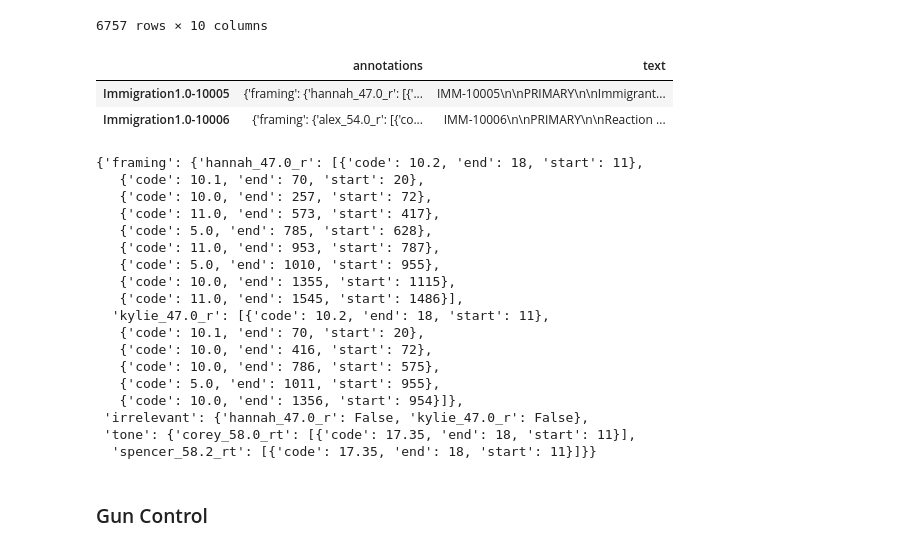
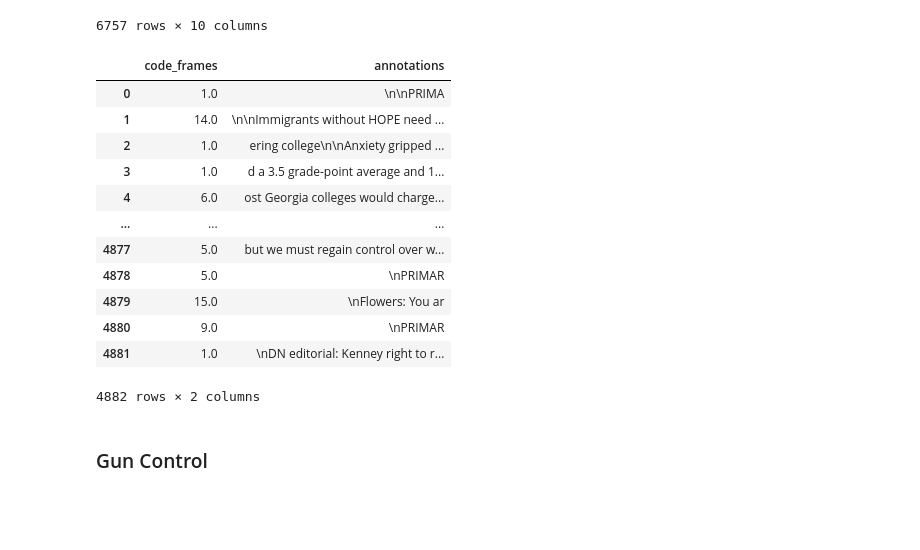
Before and after one commit to jmlDC/MARISOL-Thesis22-23, a Jupyter notebook: MFC.ipynb, the cells around one changed output. Cells and saved outputs as stored; diff of their text form; code cells hidden in the pictures; blank space fills up the shorter version.

```diff
--- a/MFC.ipynb
+++ b/MFC.ipynb
@@ -71,3 +82,6 @@ def adding_duplicate_annotationsDF(df):
+# %%
+def produce_dataset(df):
+    return connect_annotation_code(adding_duplicate_annotationsDF(df))
 # %% [markdown]
 ## DATASETS
 # %% [markdown]
@@ -90,33 +104,23 @@ IMM_df
 | Immigration1.0-9987 | {'framing': {'corey_54.0_r': [{'c... | None | 0 | 13.2 | 17 | IMM-9987\n\nPRIMARY\n\nEasy immig... | 2001 | 8 | ... |
 | Immigration1.0-9998 | {'framing': {'corey_51.0_r': [{'c... | 7.1 | 0 | 7.2 | 19 | IMM-9998\n\nPRIMARY\n\nVideo link... | 2001 | 8 | ... |
 6757 rows × 10 columns
-# %%
-IMM_df[['annotations','text']].iloc[0:2]
-# %% [output]
-|  | annotations | text |
-| Immigration1.0-10005 | {'framing': {'hannah_47.0_r': [{'... | IMM-10005\n\nPRIMARY\n\nImmigrant... |
-| Immigration1.0-10006 | {'framing': {'alex_54.0_r': [{'co... | IMM-10006\n\nPRIMARY\n\nReaction ... |
-# %%
-IMM_df['annotations'].iloc[0]
-# %% [output]
-{'framing': {'hannah_47.0_r': [{'code': 10.2, 'end': 18, 'start': 11},
-   {'code': 10.1, 'end': 70, 'start': 20},
-   {'code': 10.0, 'end': 257, 'start': 72},
-   {'code': 11.0, 'end': 573, 'start': 417},
-   {'code': 5.0, 'end': 785, 'start': 628},
-   {'code': 11.0, 'end': 953, 'start': 787},
-   {'code': 5.0, 'end': 1010, 'start': 955},
-   {'code': 10.0, 'end': 1355, 'start': 1115},
-   {'code': 11.0, 'end': 1545, 'start': 1486}],
-  'kylie_47.0_r': [{'code': 10.2, 'end': 18, 'start': 11},
-   {'code': 10.1, 'end': 70, 'start': 20},
-   {'code': 10.0, 'end': 416, 'start': 72},
-   {'code': 10.0, 'end': 786, 'start': 575},
-   {'code': 5.0, 'end': 1011, 'start': 955},
-   {'code': 10.0, 'end': 1356, 'start': 954}]},
- 'irrelevant': {'hannah_47.0_r': False, 'kylie_47.0_r': False},
- 'tone': {'corey_58.0_rt': [{'code': 17.35, 'end': 18, 'start': 11}],
-  'spencer_58.2_rt': [{'code': 17.35, 'end': 18, 'start': 11}]}}
+# %%
+annoteDS_im = produce_dataset(IMM_df)
+annoteDS_im
+# %% [output]
+|  | code_frames | annotations |
+| 0 | 1.0 | \n\nPRIMA |
+| 1 | 14.0 | \n\nImmigrants without HOPE need ... |
+| 2 | 1.0 | ering college\n\nAnxiety gripped ... |
+| 3 | 1.0 | d a 3.5 grade-point average and 1... |
+| 4 | 6.0 | ost Georgia colleges would charge... |
+| ... | ... | ... |
+| 4877 | 5.0 | but we must regain control over w... |
+| 4878 | 5.0 | \nPRIMAR |
+| 4879 | 15.0 | \nFlowers: You ar |
+| 4880 | 9.0 | \nPRIMAR |
+| 4881 | 1.0 | \nDN editorial: Kenney right to r... |
+4882 rows × 2 columns
 # %% [markdown]
 ### Gun Control
 # %%
```
Also changed, not shown: parts of 12 cells of this notebook.
